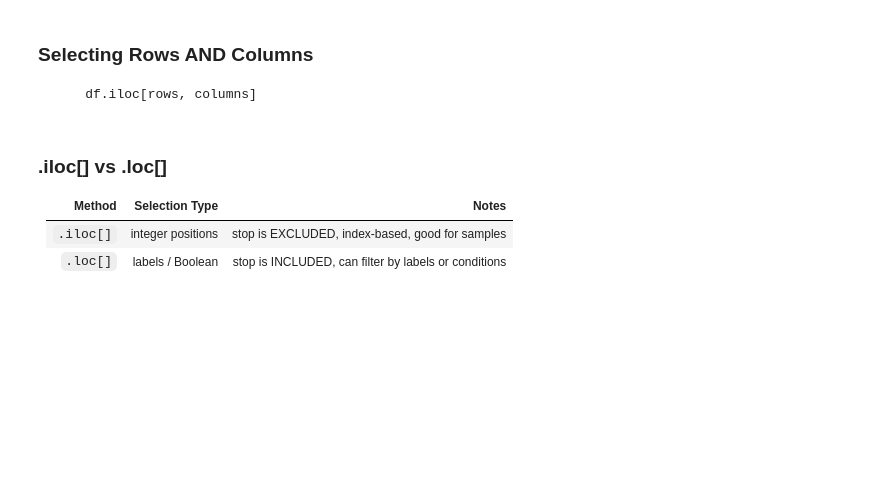
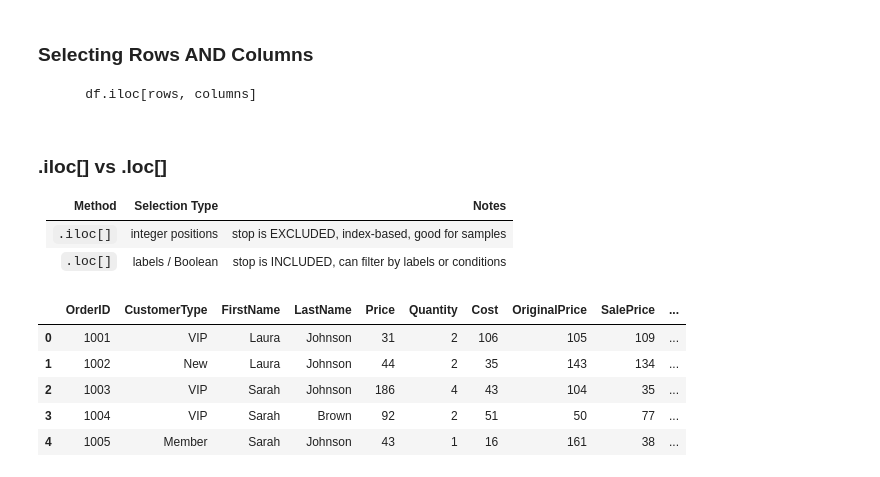
Before and after one commit to karusamuel/data_cleaning_basics, a Jupyter notebook: index.ipynb, the cells around one changed output. Saved outputs shown, nothing was run; the diff lists cells and outputs as text; code cells hidden in the pictures; blank space fills up the shorter version.

```diff
--- a/index.ipynb
+++ b/index.ipynb
@@ -1128,3 +1129,13 @@ df_titanic.iloc[0:5:2,3::2]
 | --------- | ----------------- | ---------------------------------------------------- |
 | `.iloc[]` | integer positions | stop is EXCLUDED, index-based, good for samples      |
 | `.loc[]`  | labels / Boolean  | stop is INCLUDED, can filter by labels or conditions |
+# %%
+df_demo = pd.read_csv("demo_data.csv")
+df_demo.head()
+# %% [output]
+|  | OrderID | CustomerType | FirstName | LastName | Price | Quantity | Cost | OriginalPrice | SalePrice | ... |
+| 0 | 1001 | VIP | Laura | Johnson | 31 | 2 | 106 | 105 | 109 | ... |
+| 1 | 1002 | New | Laura | Johnson | 44 | 2 | 35 | 143 | 134 | ... |
+| 2 | 1003 | VIP | Sarah | Johnson | 186 | 4 | 43 | 104 | 35 | ... |
+| 3 | 1004 | VIP | Sarah | Brown | 92 | 2 | 51 | 50 | 77 | ... |
+| 4 | 1005 | Member | Sarah | Johnson | 43 | 1 | 16 | 161 | 38 | ... |
```
Also changed, not shown: parts of 39 cells of this notebook, 1 other file.
